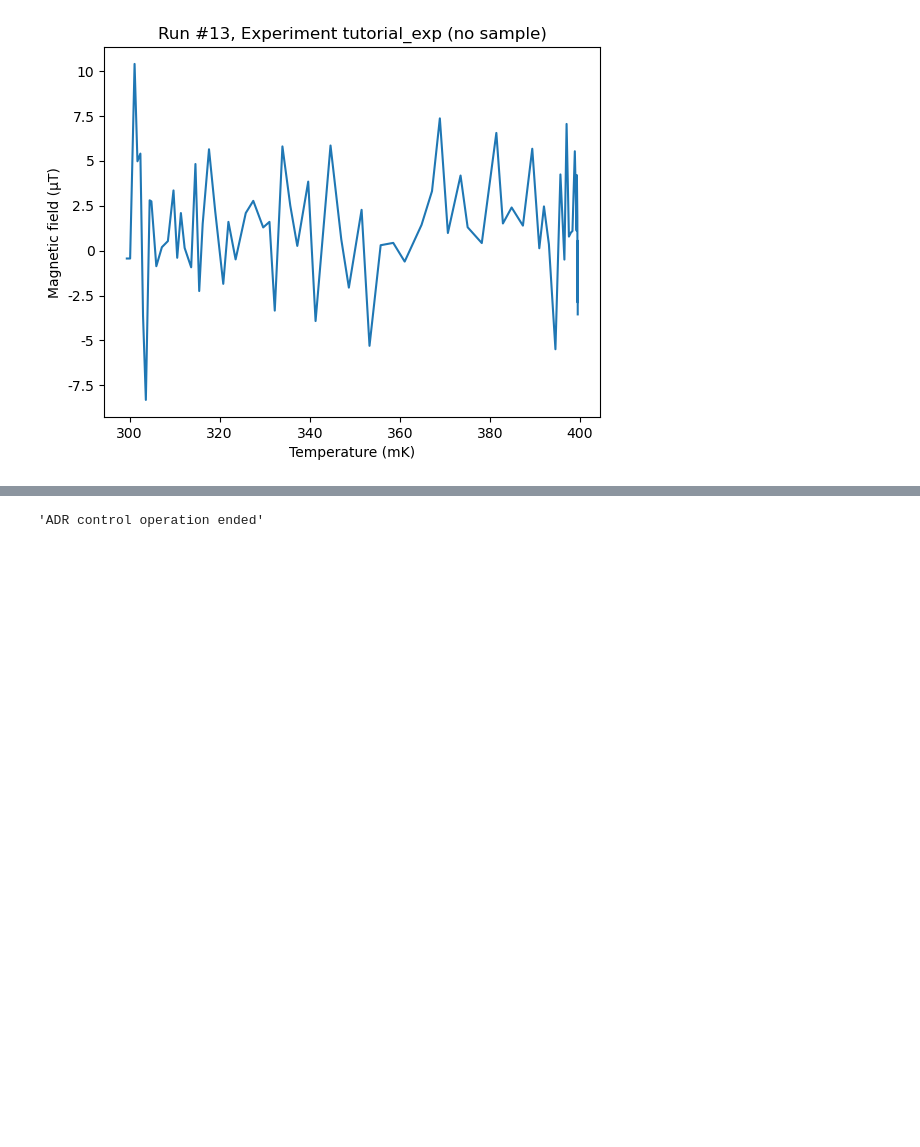
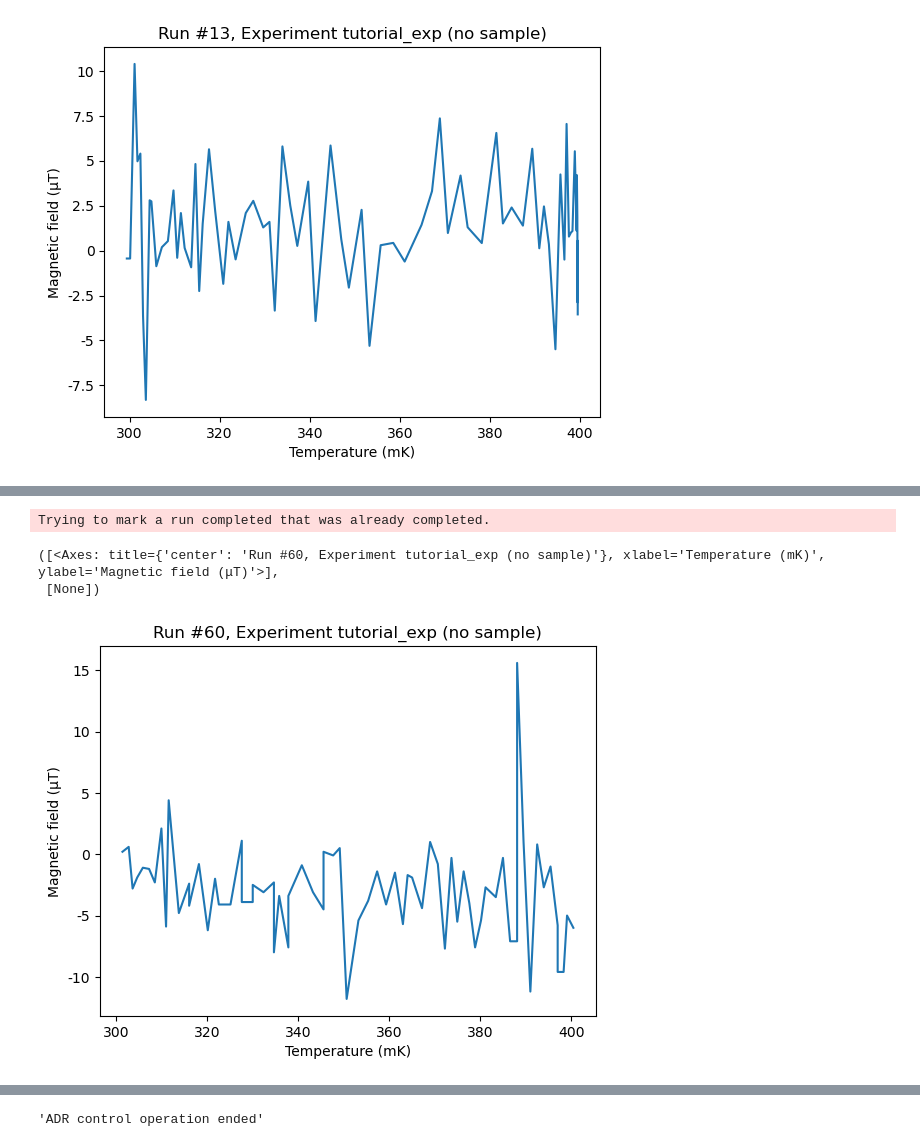
Before and after one commit to RasmusBC59/KiutraDriver, a Jupyter notebook: DriverExamplefromKiutra.ipynb, the cells around one changed output, grey strips where cells are left out. Cells and saved outputs as stored; diff of their text form; code cells hidden in the pictures; blank space fills up the shorter version.

```diff
--- a/DriverExamplefromKiutra.ipynb
+++ b/DriverExamplefromKiutra.ipynb
@@ -267,0 +298,7 @@ plot_by_id(4)
+# %%
+plot_by_id(60)
+# %% [output]
+Trying to mark a run completed that was already completed.
+([<Axes: title={'center': 'Run #60, Experiment tutorial_exp (no sample)'}, xlabel='Temperature (mK)', ylabel='Magnetic field (μT)'>],
+ [None])
+[figure, added]
```
Also changed, not shown: parts of 60 cells of this notebook, 1 other file.
